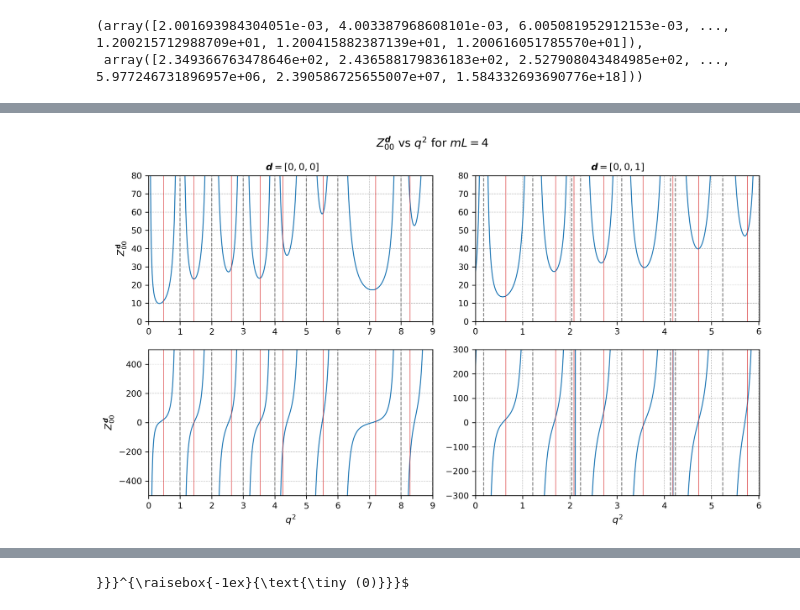
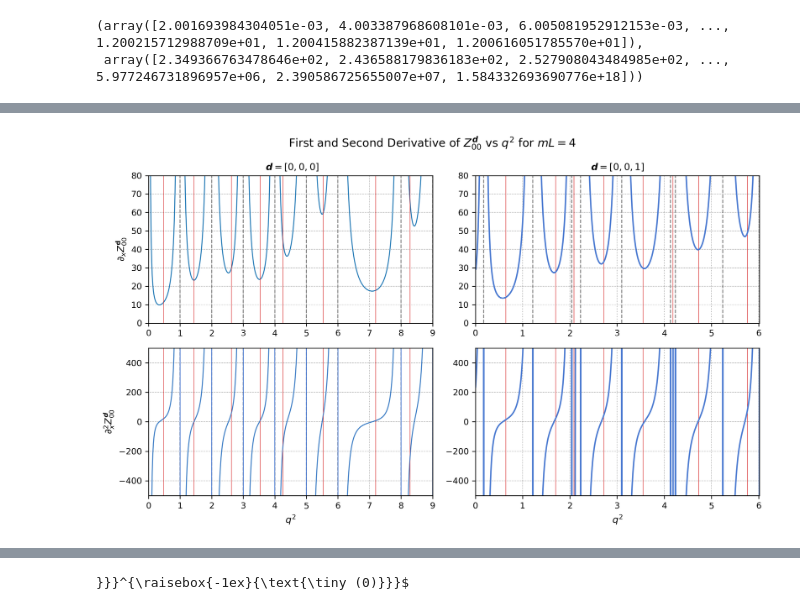
Before and after one commit to rc33051/MPhys-Code, a Jupyter notebook: Workbook_26_March.ipynb, the cells around one changed output, grey strips where cells are left out. Drawn from its saved outputs; the diff is of its cells as text; code cells hidden in the pictures.

```diff
--- a/Workbook_26_March.ipynb
+++ b/Workbook_26_March.ipynb
@@ -155,10 +198,10 @@ D1_x_1, D1_1
 x1, First1
 
 # Plot for zeta_d
-plot_nice(D1_x_1, D1_1, asymptotes, zeros, d_vec, ax=axs[0, 0])
+plot_nice(x1, First1, asymptotes, zeros, d_vec, ax=axs[0, 0])
 #axs[0, 0].plot(x1, First1, color = 'tab:green', linewidth = 0.5)
 axs[0, 0].set_xlim(0, asymptotes[8])
-axs[0, 0].set_ylabel('$Z_{{00}}^{\\bf d}$')
+axs[0, 0].set_ylabel('$\partial_xZ_{{00}}^{\\bf d}$')
 axs[0, 0].set_title(' ${\\boldsymbol{d}}  = [0,0,0]$', fontsize=10)
 axs[0, 0].set_ylim(0, 80)
 
@@ -167,47 +210,50 @@ axs[0, 0].set_ylim(0, 80)
 x2, First2
 D1_x_2, D1_2
 # Plot for zeta_d1
-plot_nice(D1_x_2, D1_2, asymptotes1, zeros1, d_vec1, ax=axs[0, 1])
-#axs[0, 1].plot(x2, First2)
+plot_nice(x2, First2, asymptotes1, zeros1, d_vec1, ax=axs[0, 1])
+axs[0, 1].plot(x2, First2)
 axs[0, 1].set_xlim(0, asymptotes1[8])
 #axs[0, 1].set_ylabel('$Z^{\\bf d}$')
-axs[0, 1].set_title('${\\boldsymbol{d}}  = [0,0,1]$', fontsize=10)
+axs[0, 1].set_title('$ {\\boldsymbol{d}}  = [0,0,1]$', fontsize=10)
 axs[0, 1].set_ylim(0, 80)
 
 
 D2_x_1, D2_1
 x1, Second1
 # Plot for zeta_d2
-plot_nice(D2_x_1, D2_1, asymptotes, zeros, d_vec, ax=axs[1, 0])
+plot_nice(x1, Second1, asymptotes, zeros, d_vec, ax=axs[1, 0])
+axs[1, 0].plot(D2_x_1, D2_1, label = "Analytical Derivative", linewidth = 0.5)
 #axs[1, 0].plot(x1, Second1)
 axs[1, 0].set_xlim(0, asymptotes[8])
-axs[1, 0].set_ylabel('$Z_{{00}}^{\\boldsymbol{d}}$')
+axs[1, 0].set_ylabel('$\partial^2_x Z_{{00}}^{\\boldsymbol{d}}$')
 axs[1, 0].set_xlabel("$q^2$")
 axs[1, 0].set_ylim(-500, 500)
 
 
 x2, Second2
 D2_x_2, D2_2
 # Plot for zeta_d3
-plot_nice(D2_x_2, D2_2, asymptotes1, zeros1, d_vec1, ax=axs[1, 1])
-#axs[1, 1].plot(x2, Second2)
+plot_nice(x2, Second2, asymptotes1, zeros1, d_vec1, ax=axs[1, 1])
+axs[1, 1].plot(D2_x_2, D2_2)
 #plt.plot(x2, Second2)
 axs[1, 1].set_xlim(0, asymptotes1[8])
 #axs[1, 1].set_ylabel('$Z^{\\bf d}$')
 axs[1, 1].set_xlabel("$q^2$")
-axs[1, 1].set_ylim(-300, 300)
+axs[1, 1].set_ylim(-500, 500)
+
+
 from matplotlib.lines import Line2D
 custom_lines = [Line2D([0], [0], color='tab:blue', lw=2),
                 Line2D([0], [0], color='tab:grey', lw=1, linestyle='--', label='Asymptote'),
                 Line2D([0], [0], color='tab:red', lw=0.5, label='Zero')]
 
 # Place a single legend outside the subplots
 #fig.legend(custom_lines, ['$Z_d$ curve', 'Asymptote', 'Zero'], loc='center left', ncol=1, bbox_to_anchor=(1, 0.5), fontsize=12)
 
 
-plt.suptitle('$Z_{{00}}^{\\boldsymbol{d}}$ vs $q^2$ for $mL = 4$')
+plt.suptitle('First and Second Derivative of $Z_{{00}}^{\\boldsymbol{d}}$ vs $q^2$ for $mL = 4$')
 plt.tight_layout()
 
 plt.show()
 # %% [output]
-[figure, old version]
+[figure, new version]
```
Also changed, not shown: parts of 22 cells of this notebook, 4 other files.
